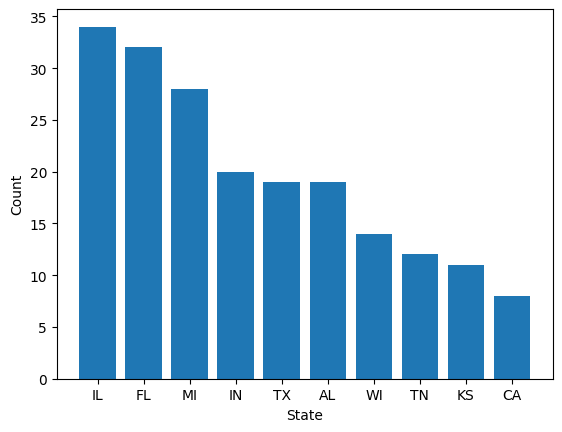
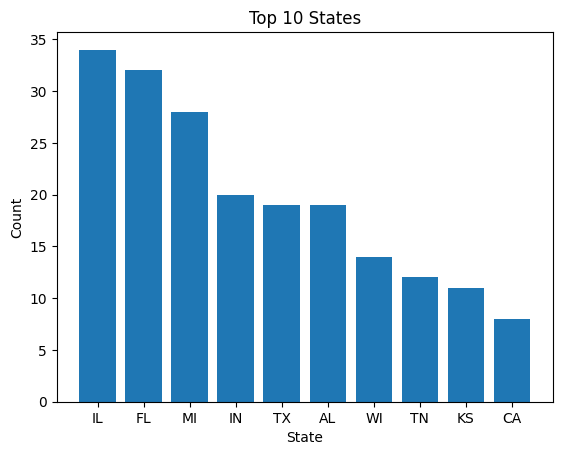
Code edit (unified diff) that turned the first committed figure into the second:
--- before
+++ after
@@ -1,3 +1,4 @@
 plt.bar(top_10.index, top_10.values)
+plt.title("Top 10 States")
 plt.xlabel("State")
 plt.ylabel("Count")

Commit: minor edits